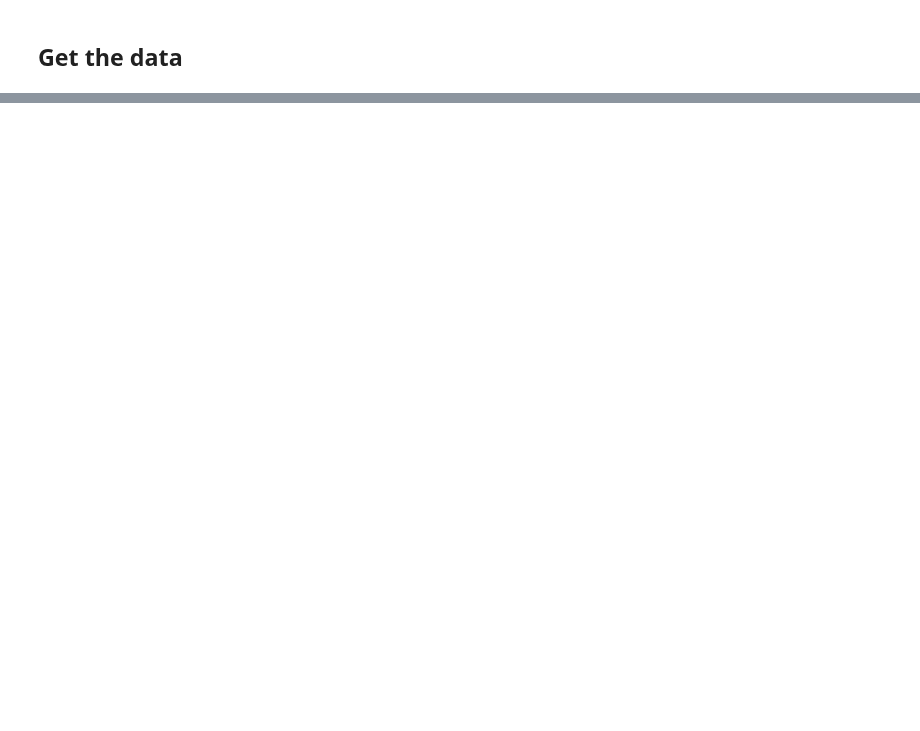
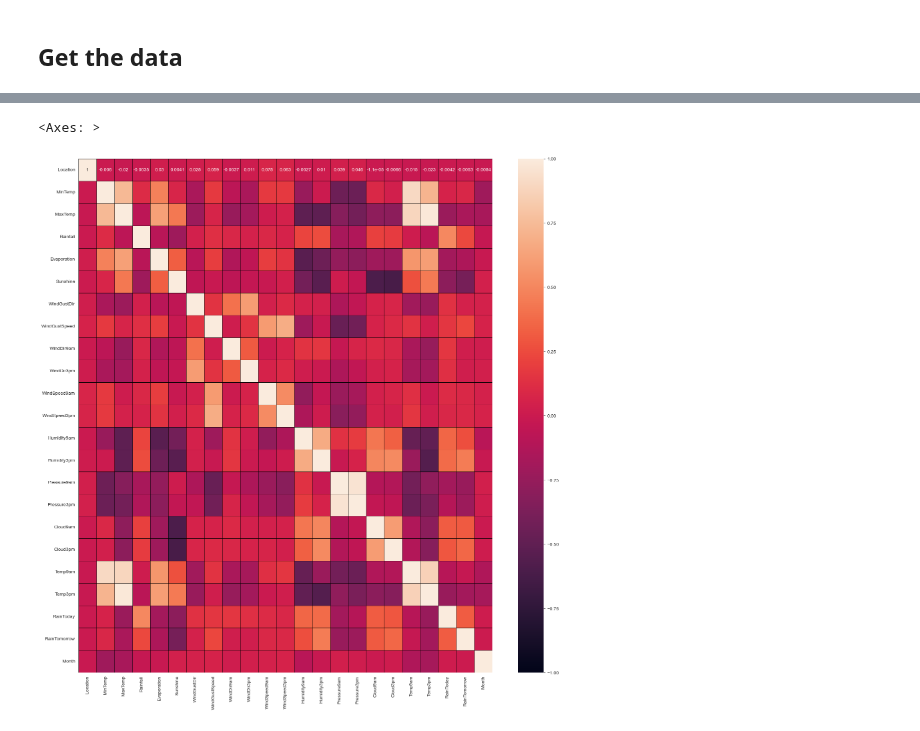
Before and after one commit to goncalobraga27/DAA, a Jupyter notebook: src/parte1/data_exploration/after_preparation.ipynb, the cells around one changed output, grey strips where cells are left out. Cells and saved outputs as stored; diff of their text form; code cells hidden in the pictures; blank space fills up the shorter version.

```diff
--- a/src/parte1/data_exploration/after_preparation.ipynb
+++ b/src/parte1/data_exploration/after_preparation.ipynb
@@ -45,7 +104,10 @@ sns.histplot(df["Temp3pm"], ax=axs[3,3], kde=True)
 # %%
 fig = plt.figure(figsize=(20, 20))
 corr = df.corr(method='pearson', numeric_only=True)
-sns.heatmap(corr, linecolor='black', linewidths=0.5, annot=True)
+sns.heatmap(corr, linecolor='black', linewidths=0.5, annot=True, vmin=-1, vmax=1)
+# %% [output]
+<Axes: >
+[figure, added]
 # %%
 fig = plt.figure(figsize=(20, 20))
 corr = df.corr(method='spearman', numeric_only=True)
```
Also changed, not shown: parts of 8 cells of this notebook, 1 other file.
